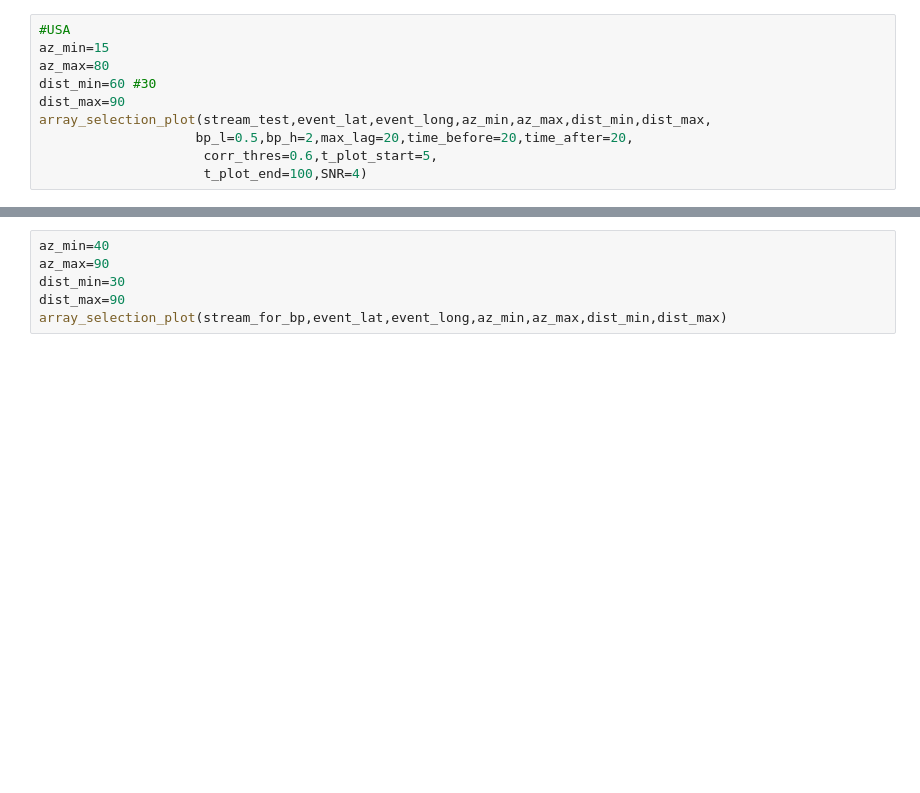
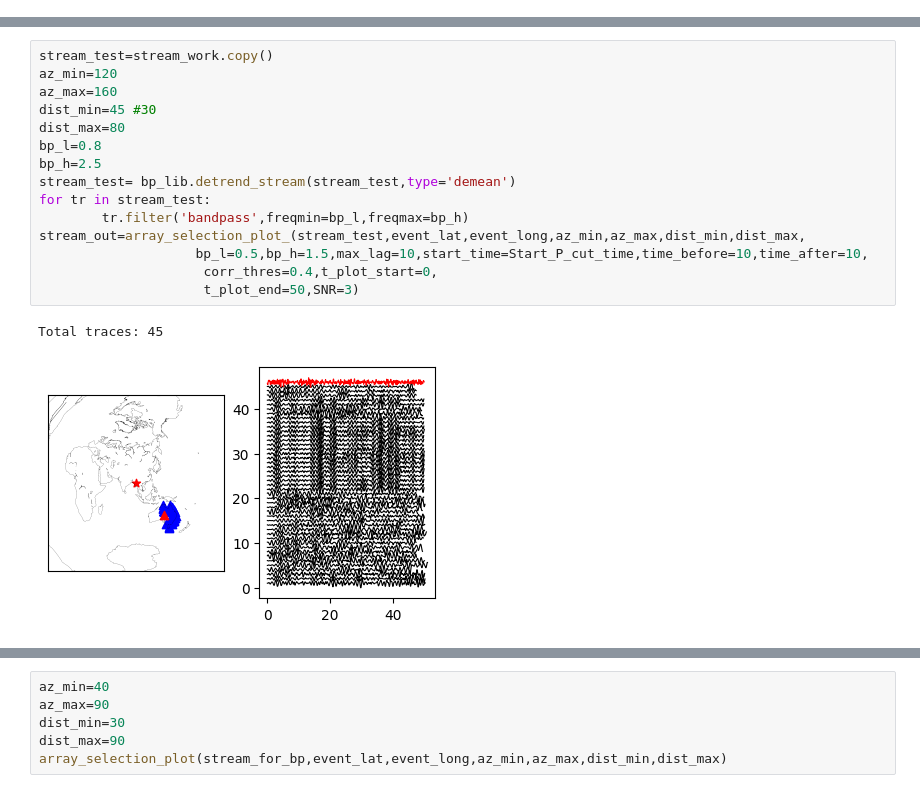
Before and after one commit to ajay6763/earthquake_bp_obspy, a Jupyter notebook: Array_selection.ipynb, the cells around one changed output, grey strips where cells are left out. Drawn from its saved outputs; the diff is of its cells as text; blank space fills up the shorter version.

```diff
--- a/Array_selection.ipynb
+++ b/Array_selection.ipynb
@@ -290,10 +292,0 @@ stream_test=stream_work.copy()
-# %%
-#USA
-az_min=15
-az_max=80
-dist_min=60 #30
-dist_max=90
-array_selection_plot(stream_test,event_lat,event_long,az_min,az_max,dist_min,dist_max,
-                    bp_l=0.5,bp_h=2,max_lag=20,time_before=20,time_after=20,
-                     corr_thres=0.6,t_plot_start=5,
-                     t_plot_end=100,SNR=4)
@@ -328,0 +460,18 @@ Could not cross-correlate! Hence remove this waveform.
+# %%
+stream_test=stream_work.copy()
+az_min=120
+az_max=160
+dist_min=45 #30
+dist_max=80
+bp_l=0.8
+bp_h=2.5
+stream_test= bp_lib.detrend_stream(stream_test,type='demean')
+for tr in stream_test:
+        tr.filter('bandpass',freqmin=bp_l,freqmax=bp_h)
+stream_out=array_selection_plot_(stream_test,event_lat,event_long,az_min,az_max,dist_min,dist_max,
+                    bp_l=0.5,bp_h=1.5,max_lag=10,start_time=Start_P_cut_time,time_before=10,time_after=10,
+                     corr_thres=0.4,t_plot_start=0,
+                     t_plot_end=50,SNR=3)
+# %% [output]
+Total traces: 45
+[figure, added]
```
Also changed, not shown: parts of 21 cells of this notebook, 7 other files.
